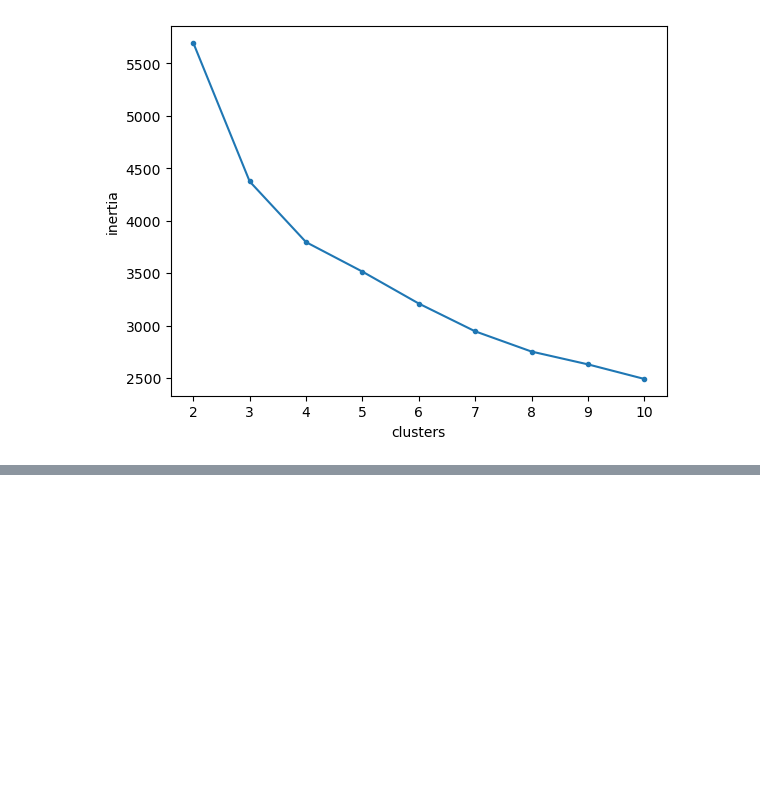
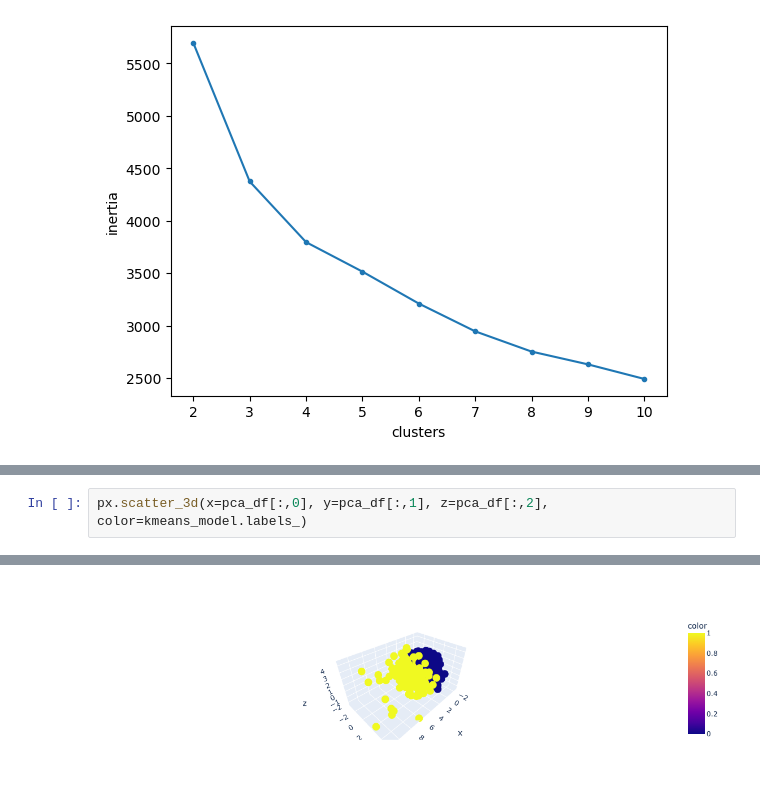
Before and after one commit to sof2401/Intermediate-ML, a Jupyter notebook: PCA to Visualize Clusters (Practice).ipynb, the cells around one changed output, grey strips where cells are left out. Saved outputs shown, nothing was run; the diff lists cells and outputs as text; blank space fills up the shorter version.

```diff
--- a/PCA to Visualize Clusters (Practice).ipynb
+++ b/PCA to Visualize Clusters (Practice).ipynb
@@ -87,0 +105,3 @@ Text(0, 0.5, 'inertia')
+# %%
+px.scatter_3d(x=pca_df[:,0], y=pca_df[:,1], z=pca_df[:,2], color=kmeans_model.labels_)
+# %% [output]
@@ -87,0 +109 @@ Text(0, 0.5, 'inertia')
+[figure, added]
```
Also changed, not shown: parts of 5 cells of this notebook.
